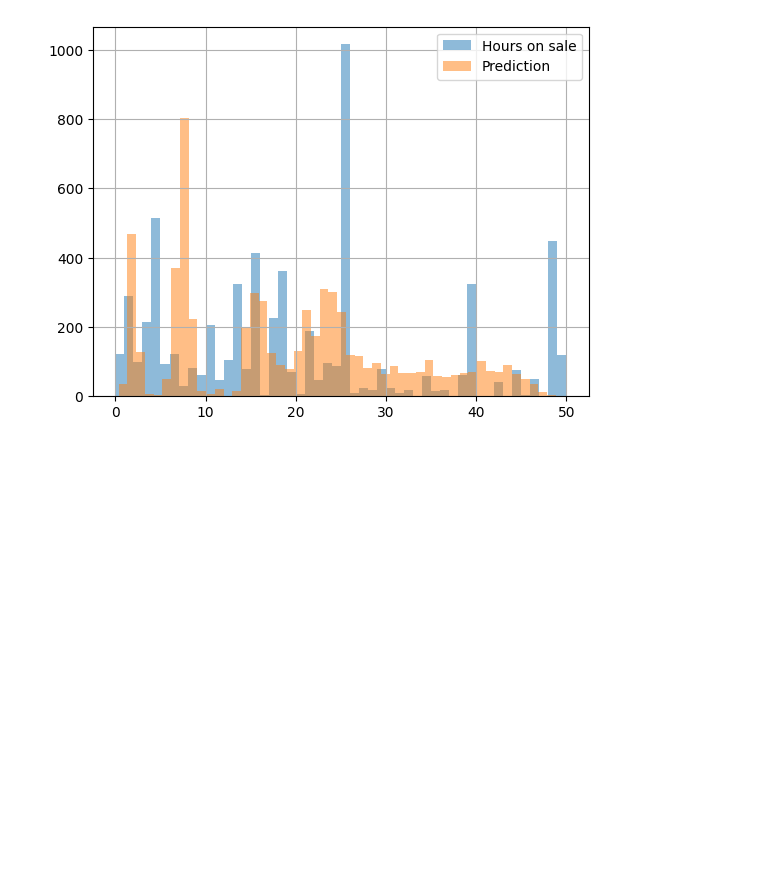
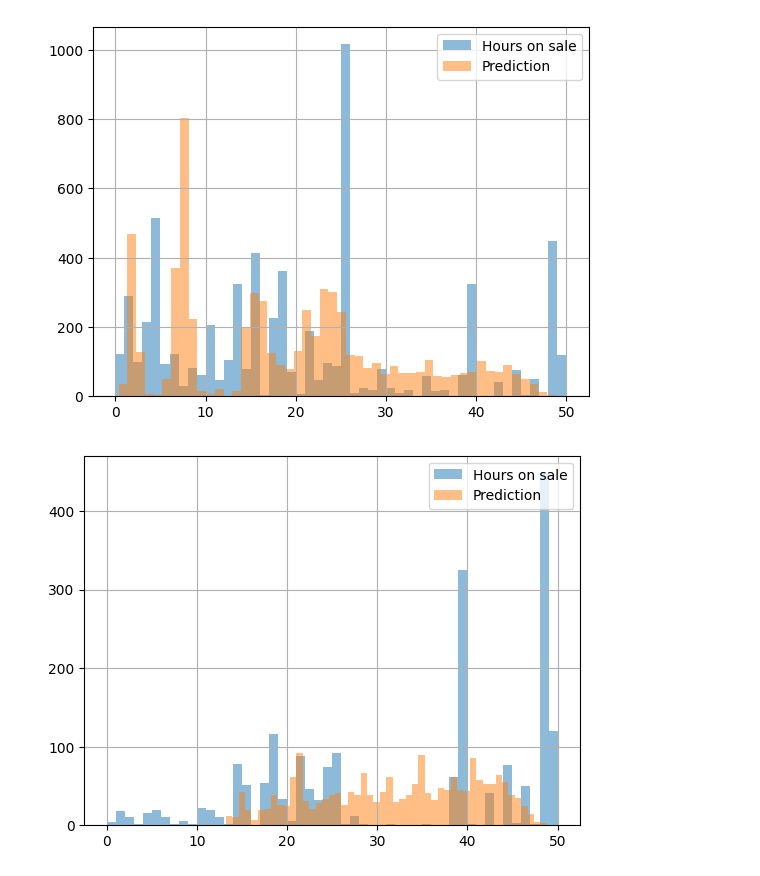
Before and after one commit to AngelUrq/auction_classic, a Jupyter notebook: notebooks/rnn_evaluation.ipynb, the cells around one changed output. Saved outputs shown, nothing was run; the diff lists cells and outputs as text; code cells hidden in the pictures; blank space fills up the shorter version.

```diff
--- a/notebooks/rnn_evaluation.ipynb
+++ b/notebooks/rnn_evaluation.ipynb
@@ -244,3 +244,11 @@ plt.grid()
 plt.show()
 # %% [output]
 [figure]
+# %%
+plt.hist(df_error[(df_error['time_left'] == 48.0) & (df_error['hours_since_first_appearance'] < 12)]['hours_on_sale'], bins=50, alpha=0.5, label='Hours on sale')
+plt.hist(df_error[(df_error['time_left'] == 48.0) & (df_error['hours_since_first_appearance'] < 12)]['prediction'], bins=50, alpha=0.5, label='Prediction')
+plt.legend(loc='upper right')
+plt.grid()
+plt.show()
+# %% [output]
+[figure, added]
```
Also changed, not shown: parts of 10 cells of this notebook, 4 other files.
